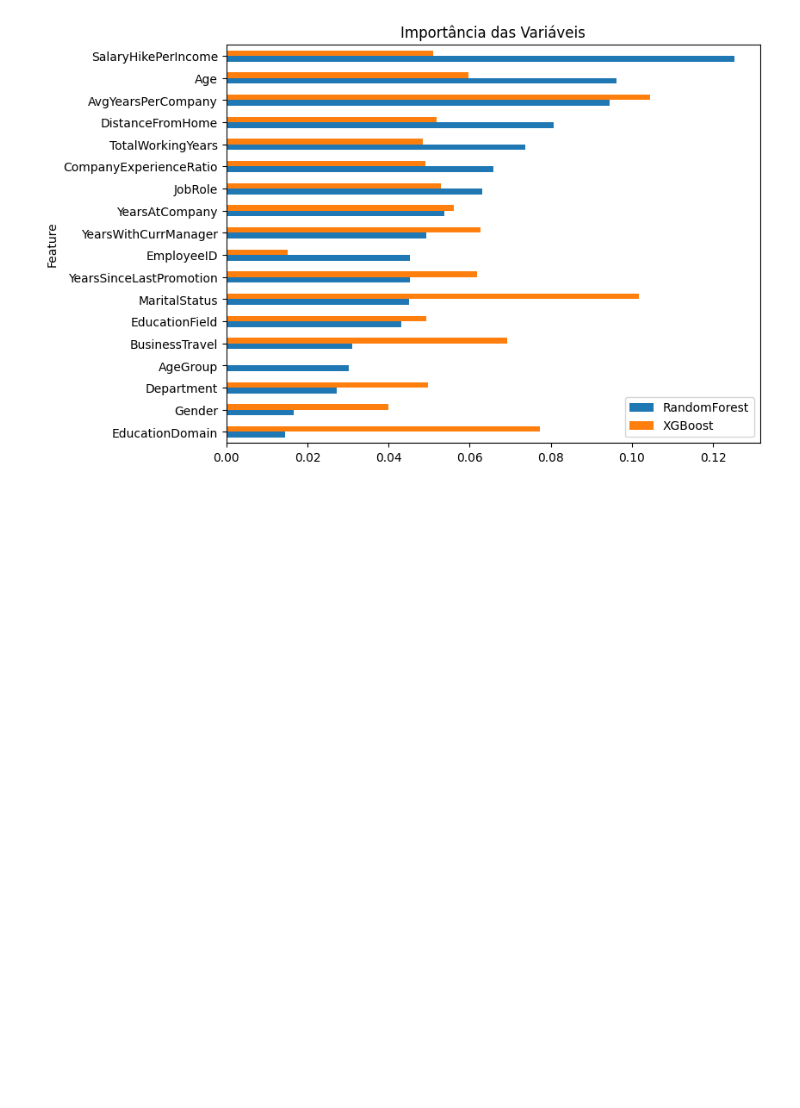
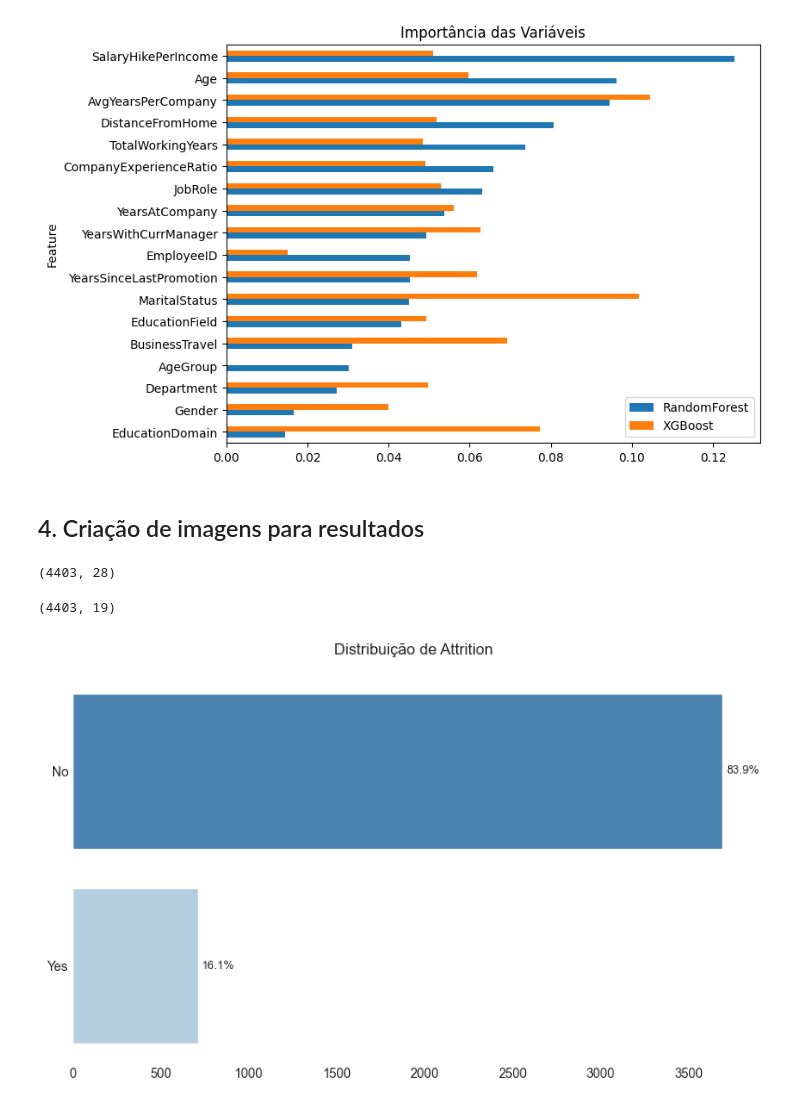
Before and after one commit to vitoriapguimaraes/Python-PredicaoRH, a Jupyter notebook: scripts/analysis.ipynb, the cells around one changed output. Cells and saved outputs as stored; diff of their text form; code cells hidden in the pictures; blank space fills up the shorter version.

Commit message:
creating images to report and readme

```diff
--- a/scripts/analysis.ipynb
+++ b/scripts/analysis.ipynb
@@ -582,3 +602,13 @@ plt.title('Importância das Variáveis')
 plt.show()
 # %% [output]
 [figure]
+# %% [markdown]
+## 4. Criação de imagens para resultados
+# %%
+df.shape
+# %% [output]
+(4403, 28)
+# %%
+df_model.shape
+# %% [output]
+(4403, 19)
@@ -584,0 +662,4 @@ plt.show()
+# %%
+plot_categorical_distribution(df, 'Attrition', hue=None)
+# %% [output]
+[figure, added]
```
Also changed, not shown: parts of 16 cells of this notebook, 1 other file.
